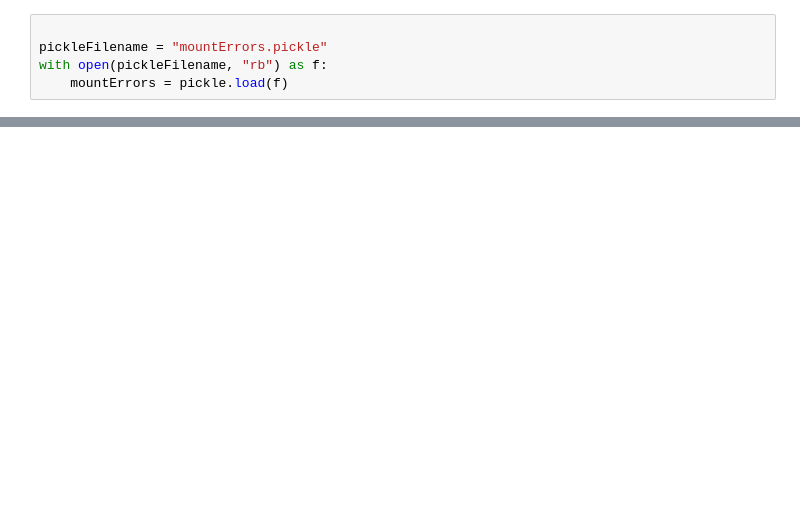
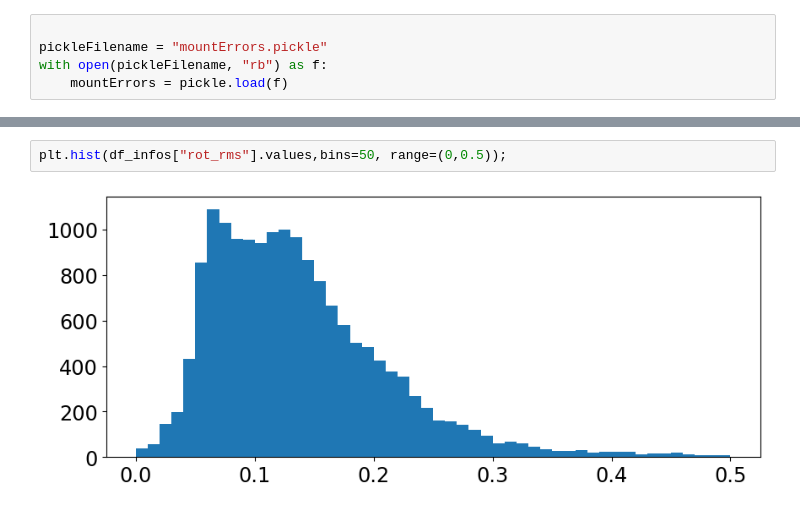
Before and after one commit to sylvielsstfr/AuxTelComm, a Jupyter notebook: notebooks_usdf/MountErrors/StudyMounterrors.ipynb, the cells around one changed output, grey strips where cells are left out. Drawn from its saved outputs; the diff is of its cells as text; blank space fills up the shorter version.

```diff
--- a/notebooks_usdf/MountErrors/StudyMounterrors.ipynb
+++ b/notebooks_usdf/MountErrors/StudyMounterrors.ipynb
@@ -33,0 +92,4 @@ dict_keys([(20220831, 4), (20220831, 5), (20220831, 6), (20220831, 7), (20220831
+# %%
+plt.hist(df_infos["rot_rms"].values,bins=50, range=(0,0.5));
+# %% [output]
+[figure, added]
```
Also changed, not shown: parts of 19 cells of this notebook.
